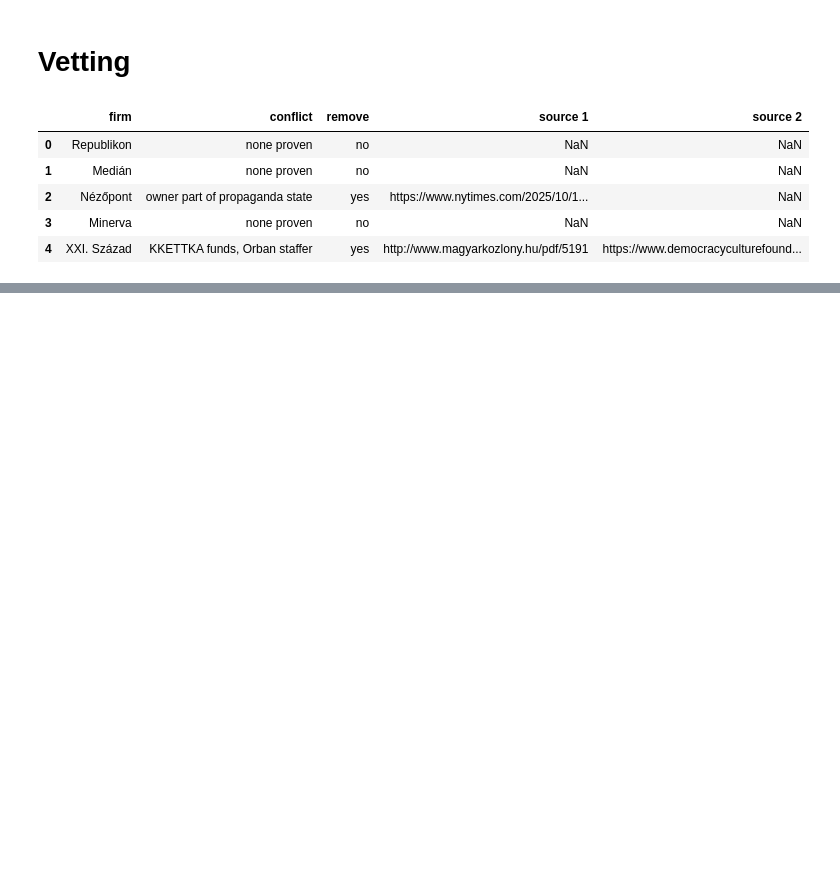
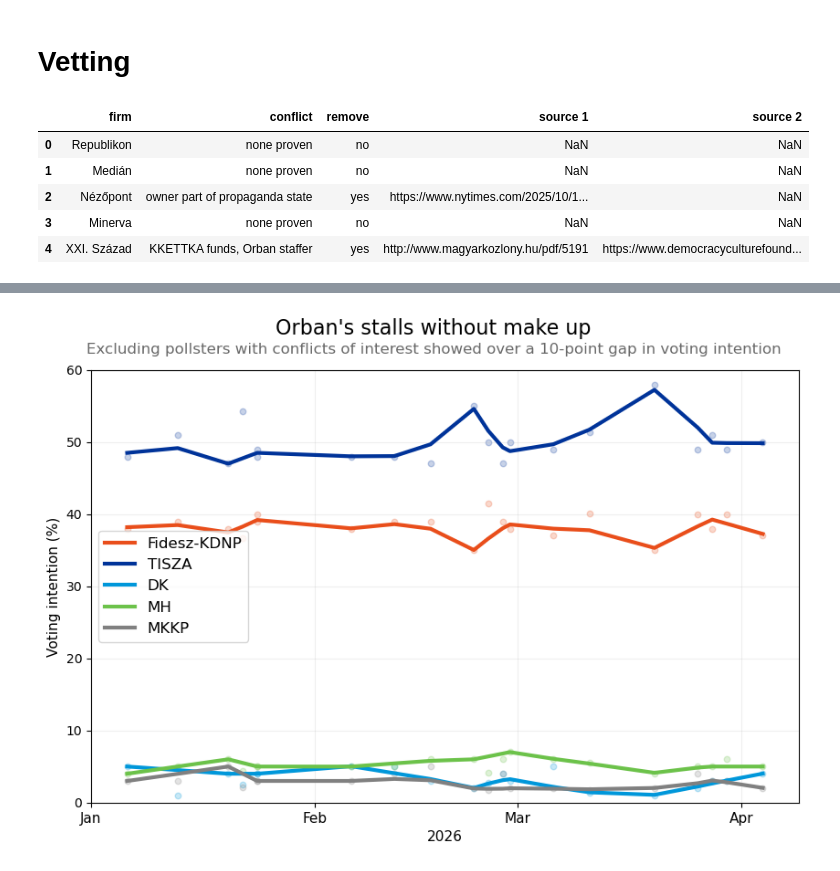
Before and after one commit to data-journalism-26/data-bit-2-francobas, a Jupyter notebook: hungarian-pollsters.ipynb, the cells around one changed output, grey strips where cells are left out. Saved outputs shown, nothing was run; the diff lists cells and outputs as text; code cells hidden in the pictures; blank space fills up the shorter version.

```diff
--- a/hungarian-pollsters.ipynb
+++ b/hungarian-pollsters.ipynb
@@ -262,7 +263,7 @@ model_df = model_df.merge(
 all_polls_df = model_df.copy()
 
 filtered_polls_df = model_df[
-    model_df["remove"] != True
+    model_df["remove"] != "yes"
 ].copy()
 
 all_polls_df = all_polls_df.drop(columns="firm")
@@ -269,0 +447,11 @@ filtered_polls_df = filtered_polls_df.drop(columns="firm")
+# %%
+plot_polling_trend(
+    filtered_polls_df,
+    title="Orban's stalls without make up",
+    dek="Excluding pollsters with conflicts of interest showed over a 10-point gap in voting intention",
+    output_path="figures/hungary_trend_without_excluded.png"
+)
+
+#orban's stalls without make up, trends excluding leaning pollsters showed over a 10-point gap before the election
+# %% [output]
+[figure, added]
```
Also changed, not shown: parts of 5 cells of this notebook, 6 other files.
